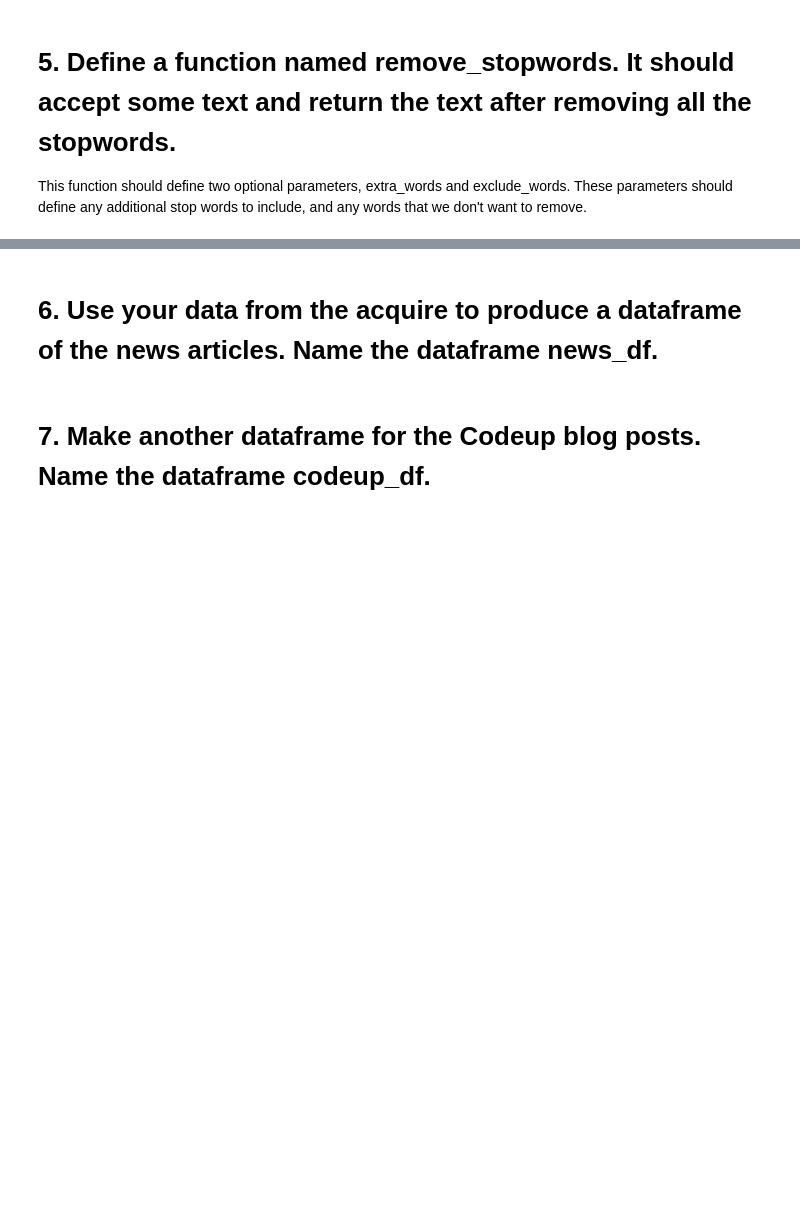
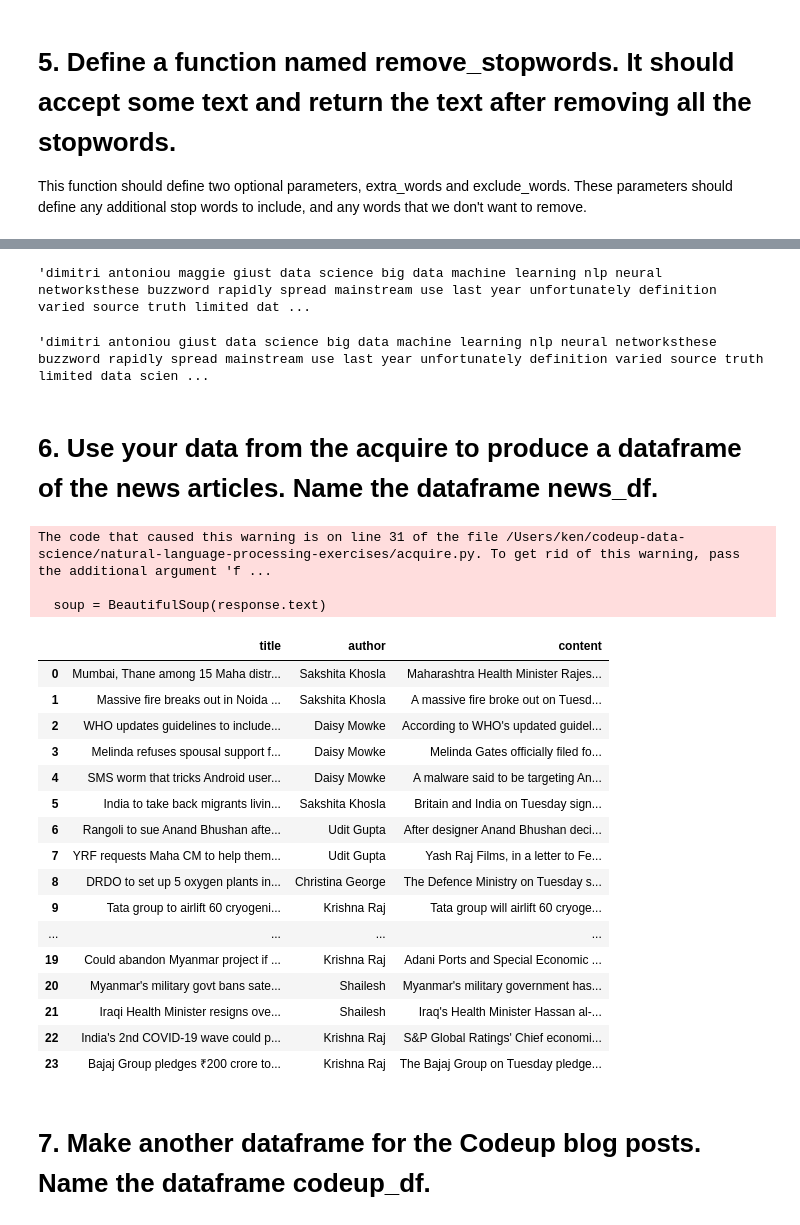
Before and after one commit to Ken-Alviola/natural-language-processing-exercises, a Jupyter notebook: Prep.ipynb, the cells around one changed output, grey strips where cells are left out. Saved outputs shown, nothing was run; the diff lists cells and outputs as text; code cells hidden in the pictures; blank space fills up the shorter version.

```diff
--- a/Prep.ipynb
+++ b/Prep.ipynb
@@ -33,4 +119,37 @@ This function should define two optional parameters, extra_words and exclude_wor
+# %%
+remove_stopwords(content)
+# %% [output]
+'dimitri antoniou maggie giust data science big data machine learning nlp neural networksthese buzzword rapidly spread mainstream use last year unfortunately definition varied source truth limited dat ...
+# %%
+remove_stopwords(content,extra_words=['maggie'])
+# %% [output]
+'dimitri antoniou giust data science big data machine learning nlp neural networksthese buzzword rapidly spread mainstream use last year unfortunately definition varied source truth limited data scien ...
 # %% [markdown]
 # 6. Use your data from the acquire to produce a dataframe of the news articles. Name the dataframe news_df.
+# %%
+news = get_news_articles('https://inshorts.com/en/read')
+news_df = pd.DataFrame(news)
+news_df
+# %% [output]
+The code that caused this warning is on line 31 of the file /Users/ken/codeup-data-science/natural-language-processing-exercises/acquire.py. To get rid of this warning, pass the additional argument 'f ...
+
+  soup = BeautifulSoup(response.text)
+|  | title | author | content |
+| 0 | Mumbai, Thane among 15 Maha distr... | Sakshita Khosla | Maharashtra Health Minister Rajes... |
+| 1 | Massive fire breaks out in Noida ... | Sakshita Khosla | A massive fire broke out on Tuesd... |
+| 2 | WHO updates guidelines to include... | Daisy Mowke | According to WHO's updated guidel... |
+| 3 | Melinda refuses spousal support f... | Daisy Mowke | Melinda Gates officially filed fo... |
+| 4 | SMS worm that tricks Android user... | Daisy Mowke | A malware said to be targeting An... |
+| 5 | India to take back migrants livin... | Sakshita Khosla | Britain and India on Tuesday sign... |
+| 6 | Rangoli to sue Anand Bhushan afte... | Udit Gupta | After designer Anand Bhushan deci... |
+| 7 | YRF requests Maha CM to help them... | Udit Gupta | Yash Raj Films, in a letter to Fe... |
+| 8 | DRDO to set up 5 oxygen plants in... | Christina George | The Defence Ministry on Tuesday s... |
+| 9 | Tata group to airlift 60 cryogeni... | Krishna Raj | Tata group will airlift 60 cryoge... |
+| ... | ... | ... | ... |
+| 19 | Could abandon Myanmar project if ... | Krishna Raj | Adani Ports and Special Economic ... |
+| 20 | Myanmar's military govt bans sate... | Shailesh | Myanmar's military government has... |
+| 21 | Iraqi Health Minister resigns ove... | Shailesh | Iraq's Health Minister Hassan al-... |
+| 22 | India's 2nd COVID-19 wave could p... | Krishna Raj | S&P Global Ratings' Chief economi... |
+| 23 | Bajaj Group pledges ₹200 crore to... | Krishna Raj | The Bajaj Group on Tuesday pledge... |
 # %% [markdown]
 # 7. Make another dataframe for the Codeup blog posts. Name the dataframe codeup_df.
```
Also changed, not shown: parts of 17 cells of this notebook, 1 other file.
